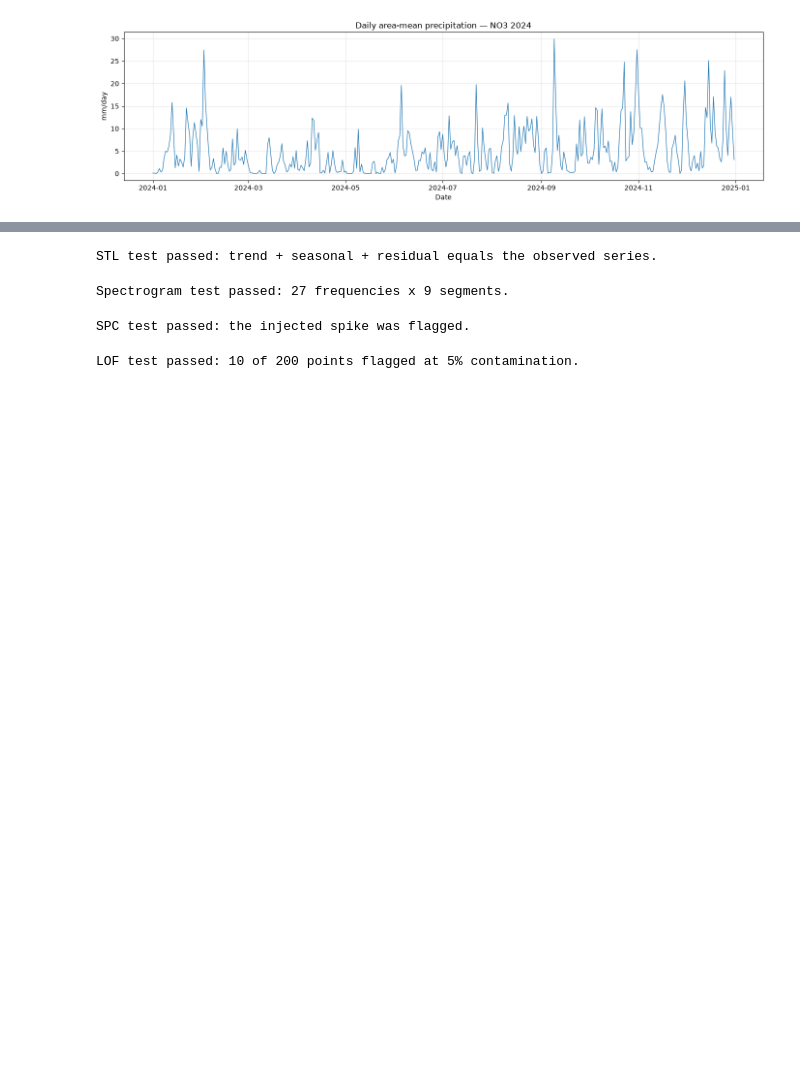
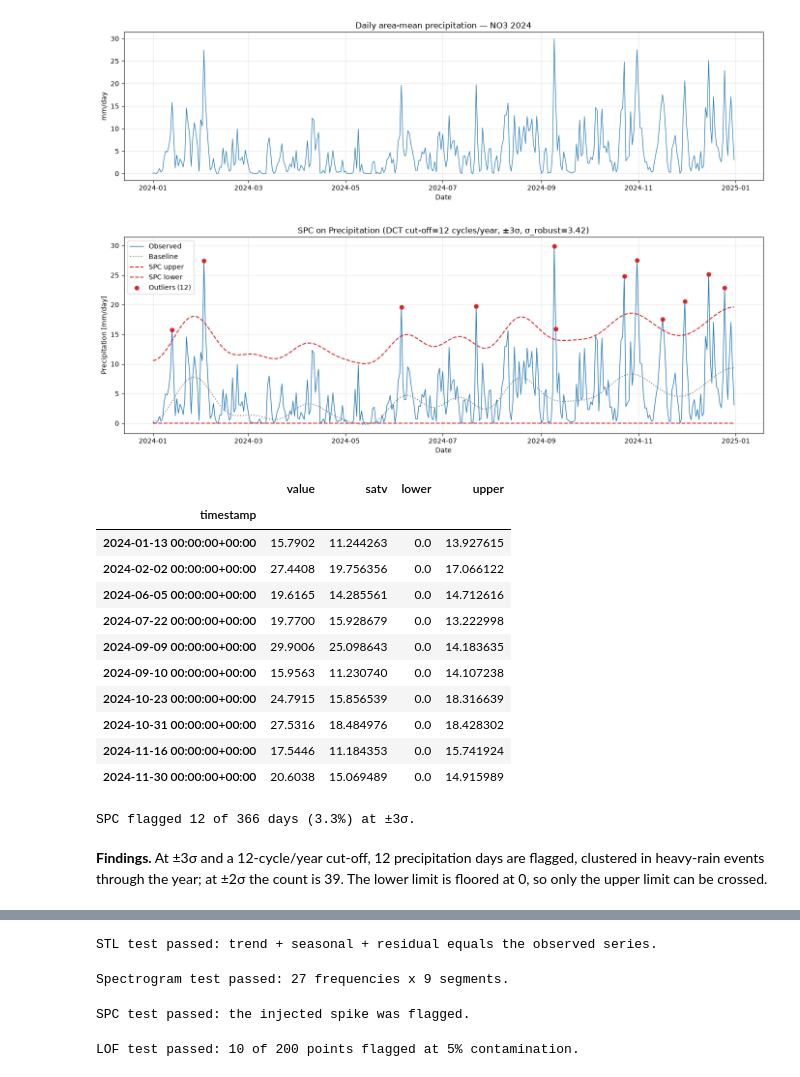
Before and after one commit to Kunii/IND320-hush, a Jupyter notebook: notebooks/CA3/Proj-P3.ipynb, the cells around one changed output, grey strips where cells are left out. Drawn from its saved outputs; the diff is of its cells as text; code cells hidden in the pictures; blank space fills up the shorter version.

```diff
--- a/notebooks/CA3/Proj-P3.ipynb
+++ b/notebooks/CA3/Proj-P3.ipynb
@@ -86,11 +89,6 @@ import matplotlib.pyplot as plt
 import numpy as np
 import pandas as pd
 import requests
-from scipy.fft import dct, idct
-from scipy.signal import spectrogram
-from sklearn.neighbors import LocalOutlierFactor
-from sklearn.preprocessing import StandardScaler
-from statsmodels.tsa.seasonal import STL
 import sys
 
 # Locate the repository root by walking upwards until pyproject.toml is
@@ -117,10 +115,7 @@ from src.utils.magasin import (
 # ---------------------------------------------------------------------------
 
 CACHE_DIR = REPO_ROOT / "data" / "cache"
-OUTPUT_DIR = REPO_ROOT / "data" / "output" / "ca3"
-
 CACHE_DIR.mkdir(parents=True, exist_ok=True)
-OUTPUT_DIR.mkdir(parents=True, exist_ok=True)
 
 # Magasinstatistikk area used for the STL and spectrogram analysis.
 # NO / area 0 is the whole-country aggregate, which gives one complete series.
@@ -194,11 +189,11 @@ API_MAX_ATTEMPTS = 6
 API_BACKOFF_SECONDS = 5.0
 
 # Analysis parameters, all with sensible defaults as required by the task.
-DCT_CUTOFF_FRACTION = 0.02  # share of DCT coefficients treated as "seasonal"
-# Daily area-mean temperature is close to Gaussian after the DCT high-pass, so
-# 3 sigma flags no days at all in a normal year. 2 sigma keeps the default
-# informative while the parameter stays adjustable for other series.
-SPC_STD_DEVIATIONS = 2.0  # robust sigma multiplier for the SPC bounds
+# The DCT cut-off is expressed in cycles per year: 12 removes variations
+# slower than about one month, leaving the seasonal baseline. 3 sigma is the
+# conventional SPC control limit; the 2 sigma sensitivity is reported in §6.
+SPC_CUTOFF_CYCLES_PER_YEAR = 12.0
+SPC_STD_DEVIATIONS = 3.0
 LOF_CONTAMINATION = 0.01  # proportion of outliers (1%)
 STL_PERIOD = 52  # weekly data -> yearly season
 STL_SEASONAL = 13
@@ -1224 +1084,37 @@ def spc_outliers(
+# %%
+# SPC on the daily area-mean precipitation (the series named by the task).
+precip_fig, precip_summary, precip_outliers = spc_outliers(
+    precip,
+    cutoff_per_year=SPC_CUTOFF_CYCLES_PER_YEAR,
+    n_std=SPC_STD_DEVIATIONS,
+    label="Precipitation",
+    unit="mm/day",
+    lower_bound=0.0,  # precipitation cannot be negative
+)
+display(precip_fig)
+plt.close(precip_fig)
+display(precip_outliers.head(10))
+print(
+    f"SPC flagged {precip_summary['outliers']} of {precip_summary['hours']} days "
+    f"({precip_summary['share']:.1%}) at ±{precip_summary['n_std']:g}σ."
+)
+# %% [output]
+[figure, added]
+|  | value | satv | lower | upper |
+| timestamp |  |  |  |  |
+| 2024-01-13 00:00:00+00:00 | 15.7902 | 11.244263 | 0.0 | 13.927615 |
+| 2024-02-02 00:00:00+00:00 | 27.4408 | 19.756356 | 0.0 | 17.066122 |
+| 2024-06-05 00:00:00+00:00 | 19.6165 | 14.285561 | 0.0 | 14.712616 |
+| 2024-07-22 00:00:00+00:00 | 19.7700 | 15.928679 | 0.0 | 13.222998 |
+| 2024-09-09 00:00:00+00:00 | 29.9006 | 25.098643 | 0.0 | 14.183635 |
+| 2024-09-10 00:00:00+00:00 | 15.9563 | 11.230740 | 0.0 | 14.107238 |
+| 2024-10-23 00:00:00+00:00 | 24.7915 | 15.856539 | 0.0 | 18.316639 |
+| 2024-10-31 00:00:00+00:00 | 27.5316 | 18.484976 | 0.0 | 18.428302 |
+| 2024-11-16 00:00:00+00:00 | 17.5446 | 11.184353 | 0.0 | 15.741924 |
+| 2024-11-30 00:00:00+00:00 | 20.6038 | 15.069489 | 0.0 | 14.915989 |
+SPC flagged 12 of 366 days (3.3%) at ±3σ.
+# %% [markdown]
+**Findings.** At ±3σ and a 12-cycle/year cut-off, 12 precipitation days are
+flagged, clustered in heavy-rain events through the year; at ±2σ the count is
+39. The lower limit is floored at 0, so only the upper limit can be crossed.
 # %%
```
Also changed, not shown: parts of 32 cells of this notebook, 40 other files.
